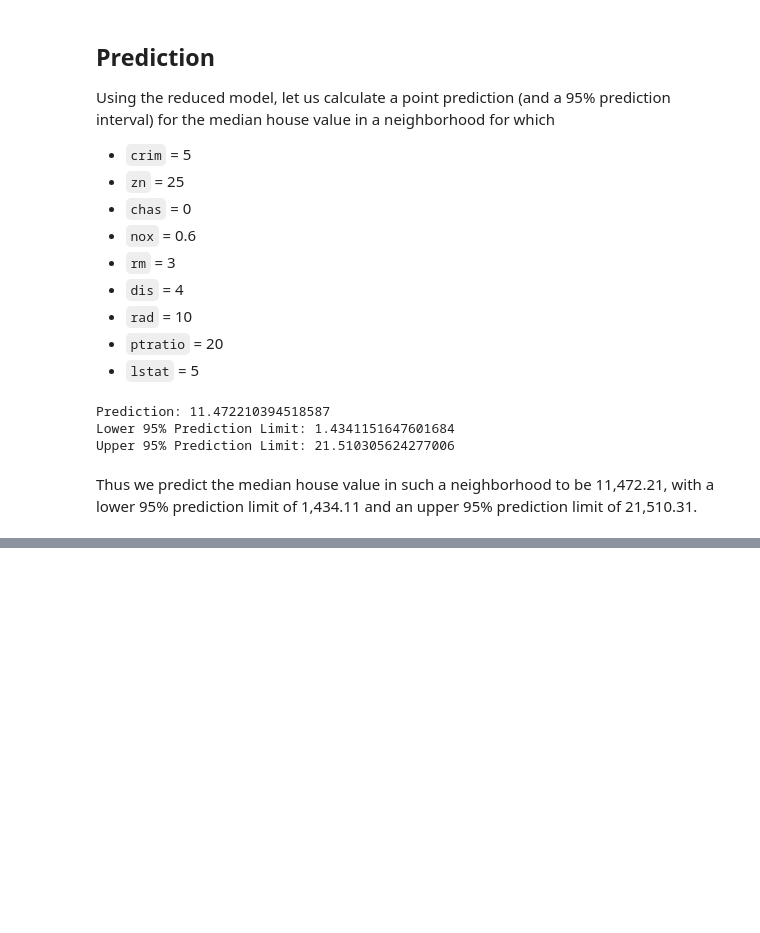
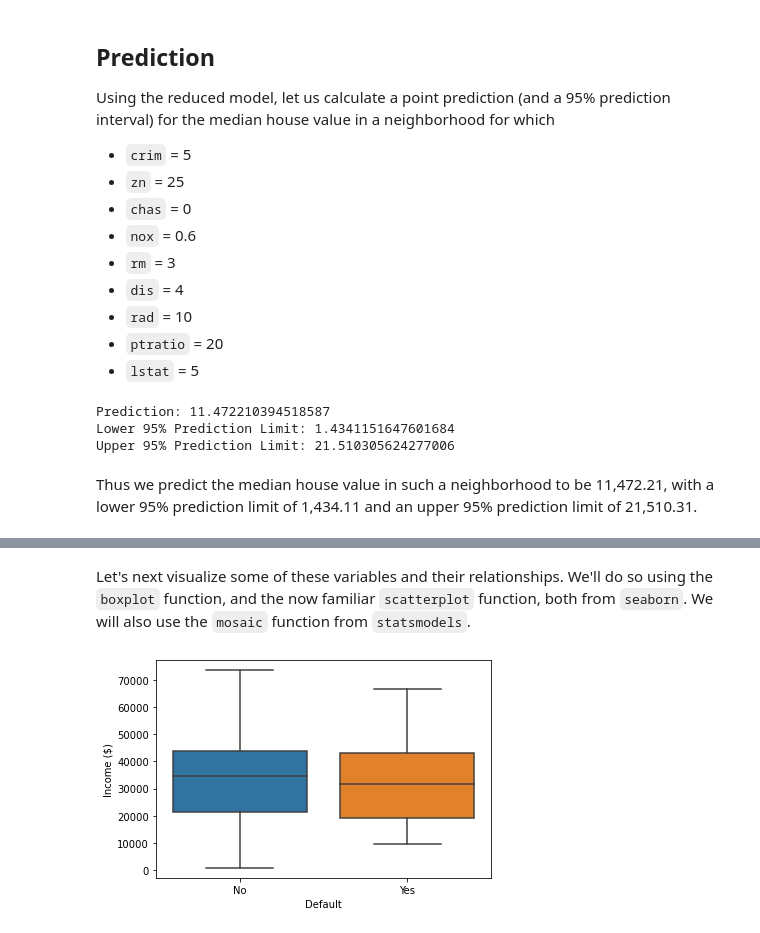
Before and after one commit to ssc-datascience/pythonjupyter_wshop2021, a Jupyter notebook: ssc2021_workshop_regressions.ipynb, the cells around one changed output, grey strips where cells are left out. Cells and saved outputs as stored; diff of their text form; code cells hidden in the pictures; blank space fills up the shorter version.

```diff
--- a/ssc2021_workshop_regressions.ipynb
+++ b/ssc2021_workshop_regressions.ipynb
@@ -524,0 +551,3 @@ Thus we predict the median house value in such a neighborhood to be 11,472.21, w
+# %%
+default = pd.read_csv("default.csv")
+default.head(10)
@@ -524,0 +595,8 @@ Thus we predict the median house value in such a neighborhood to be 11,472.21, w
+# %% [markdown]
+Let's next visualize some of these variables and their relationships. We'll do so using the `boxplot` function, and the now familiar `scatterplot` function, both from `seaborn`. We will also use the `mosaic` function from `statsmodels`.
+# %%
+boxplt1 = sns.boxplot(x="default", y="income", data=default)
+boxplt1.set(xlabel = "Default", ylabel = "Income ($)")
+plt.show()
+# %% [output]
+[figure, added]
```
Also changed, not shown: parts of 27 cells of this notebook.
